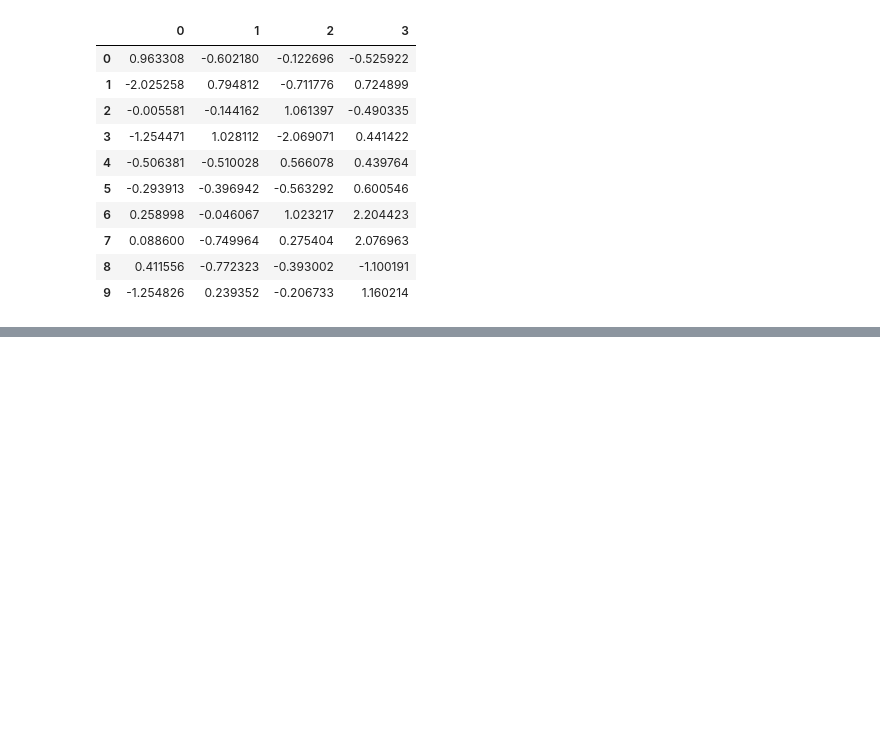
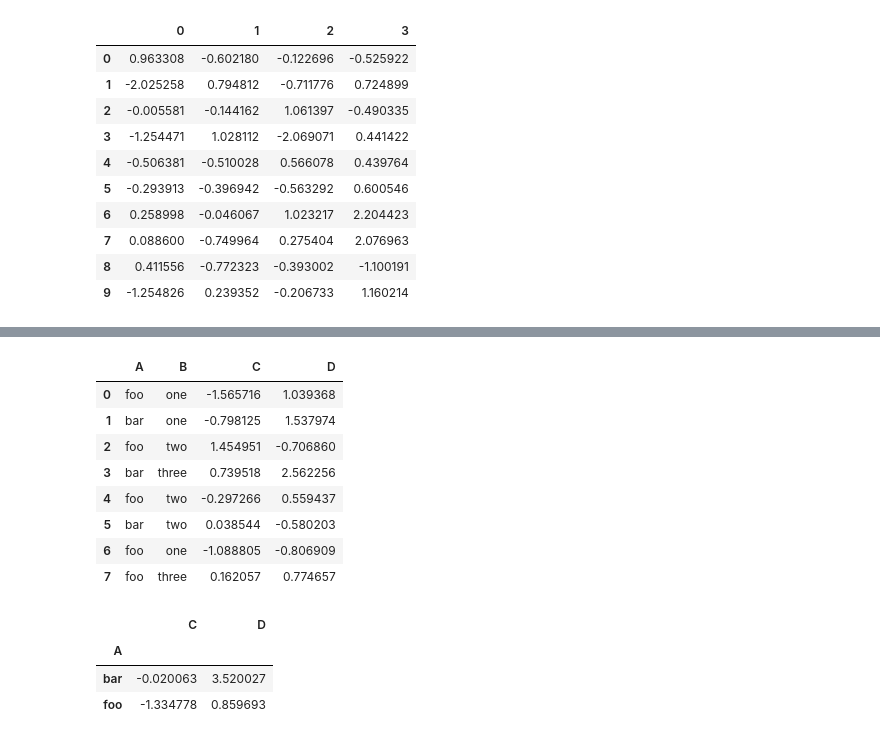
Before and after one commit to tomasz-te/Drafts, a Jupyter notebook: Pandas.ipynb, the cells around one changed output, grey strips where cells are left out. Cells and saved outputs as stored; diff of their text form; code cells hidden in the pictures; blank space fills up the shorter version.

```diff
--- a/Pandas.ipynb
+++ b/Pandas.ipynb
@@ -491,0 +517,27 @@ pd.concat(parts)
+# %%
+df = pd.DataFrame(
+    {
+        "A": ["foo", "bar", "foo", "bar", "foo", "bar", "foo", "foo"],
+        "B": ["one", "one", "two", "three", "two", "two", "one", "three"],
+        "C": np.random.randn(8),
+        "D": np.random.randn(8),
+    }
+)
+df
+# %% [output]
+|  | A | B | C | D |
+| 0 | foo | one | -1.565716 | 1.039368 |
+| 1 | bar | one | -0.798125 | 1.537974 |
+| 2 | foo | two | 1.454951 | -0.706860 |
+| 3 | bar | three | 0.739518 | 2.562256 |
+| 4 | foo | two | -0.297266 | 0.559437 |
+| 5 | bar | two | 0.038544 | -0.580203 |
+| 6 | foo | one | -1.088805 | -0.806909 |
+| 7 | foo | three | 0.162057 | 0.774657 |
+# %%
+df.groupby("A").sum()
+# %% [output]
+|  | C | D |
+| A |  |  |
+| bar | -0.020063 | 3.520027 |
+| foo | -1.334778 | 0.859693 |
```
Also changed, not shown: parts of 5 cells of this notebook.
